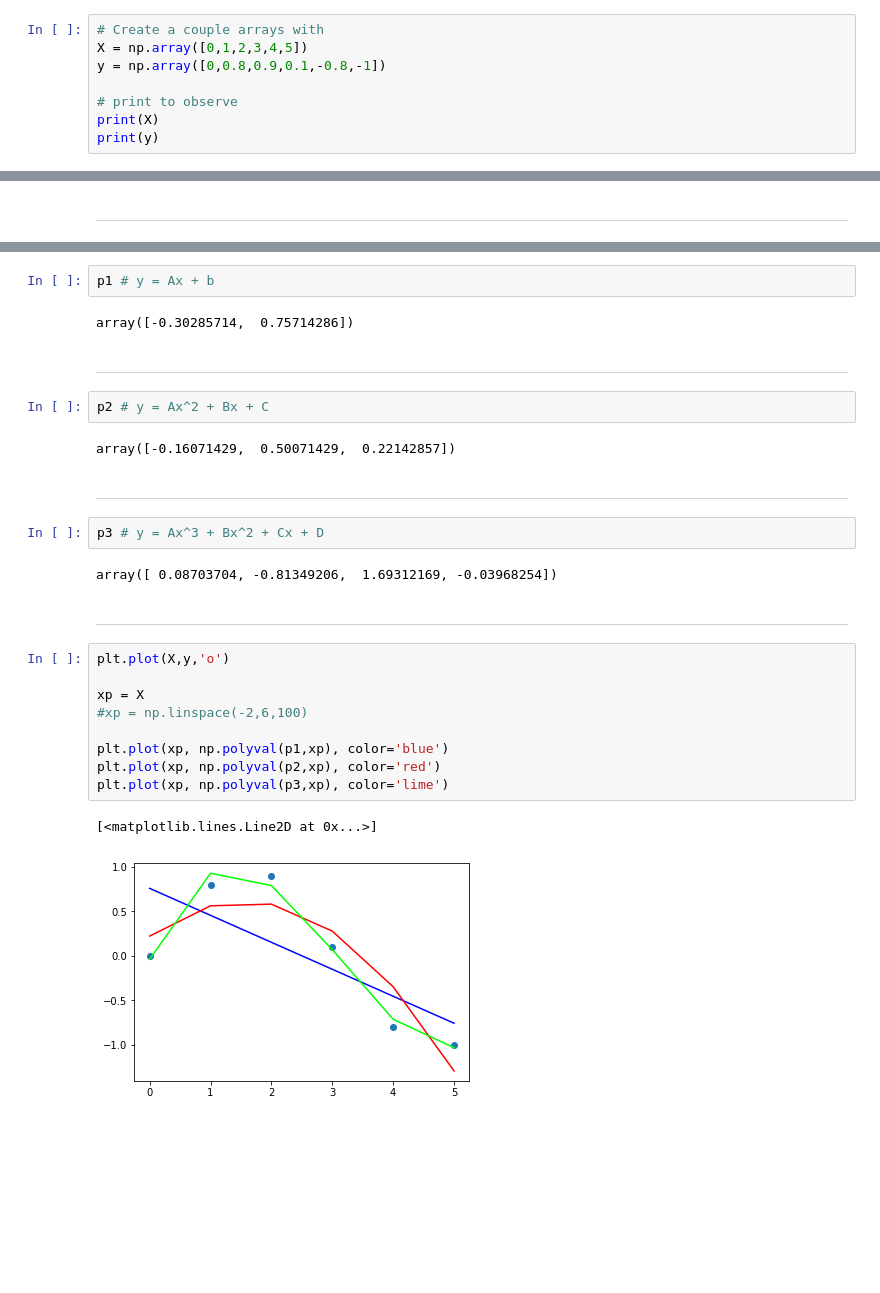
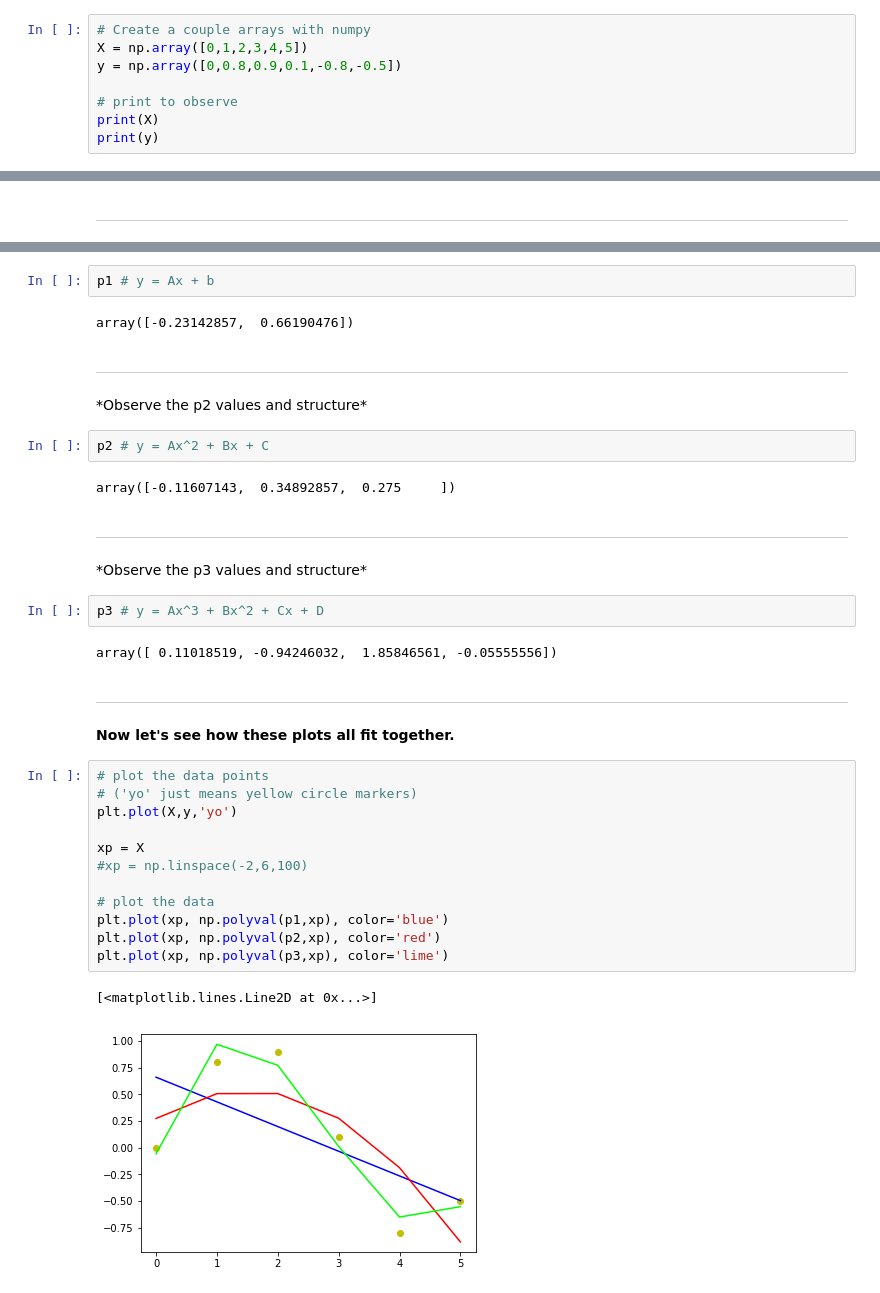
Before and after one commit to ReasonablEncounters/AI-ML-Lessons, a Jupyter notebook: Bootcamps/Python - AI/Lesson 09/Lesson9-Practically-Applying-Regression.ipynb, the cells around one changed output, grey strips where cells are left out. Saved outputs shown, nothing was run; the diff lists cells and outputs as text; blank space fills up the shorter version.

```diff
--- a/Bootcamps/Python - AI/Lesson 09/Lesson9-Practically-Applying-Regression.ipynb
+++ b/Bootcamps/Python - AI/Lesson 09/Lesson9-Practically-Applying-Regression.ipynb
@@ -268,8 +422,8 @@ import matplotlib.pyplot as plt
 Hopefully this will help visualize what's going on a bit better
 # %%
-# Create a couple arrays with
+# Create a couple arrays with numpy
 X = np.array([0,1,2,3,4,5])
-y = np.array([0,0.8,0.9,0.1,-0.8,-1])
+y = np.array([0,0.8,0.9,0.1,-0.8,-0.5])
 
 # print to observe
 print(X)
@@ -314,33 +478,42 @@ p3 = np.polyfit(X, y, 3)
 # %%
 p1 # y = Ax + b
 # %% [output]
-array([-0.30285714,  0.75714286])
+array([-0.23142857,  0.66190476])
-# %% [markdown]
-<hr />
+# %% [markdown]
+<hr />
+*Observe the p2 values and structure*
 # %%
 p2 # y = Ax^2 + Bx + C
 # %% [output]
-array([-0.16071429,  0.50071429,  0.22142857])
+array([-0.11607143,  0.34892857,  0.275     ])
-# %% [markdown]
-<hr />
+# %% [markdown]
+<hr />
+*Observe the p3 values and structure*
 # %%
 p3 # y = Ax^3 + Bx^2 + Cx + D
 # %% [output]
-array([ 0.08703704, -0.81349206,  1.69312169, -0.03968254])
+array([ 0.11018519, -0.94246032,  1.85846561, -0.05555556])
-# %% [markdown]
-<hr />
+# %% [markdown]
+<hr />
+
+<b>
+Now let's see how these plots all fit together.
+</b>
 # %%
-plt.plot(X,y,'o')
+# plot the data points
+# ('yo' just means yellow circle markers)
+plt.plot(X,y,'yo')
 
 xp = X
 #xp = np.linspace(-2,6,100)
 
+# plot the data
 plt.plot(xp, np.polyval(p1,xp), color='blue')
 plt.plot(xp, np.polyval(p2,xp), color='red')
 plt.plot(xp, np.polyval(p3,xp), color='lime')
 # %% [output]
 [<matplotlib.lines.Line2D at 0x...>]
-[figure, old version]
+[figure, new version]
 # %% [markdown]
 <hr />
 
```
Also changed, not shown: parts of 65 cells of this notebook, 5 other files.
